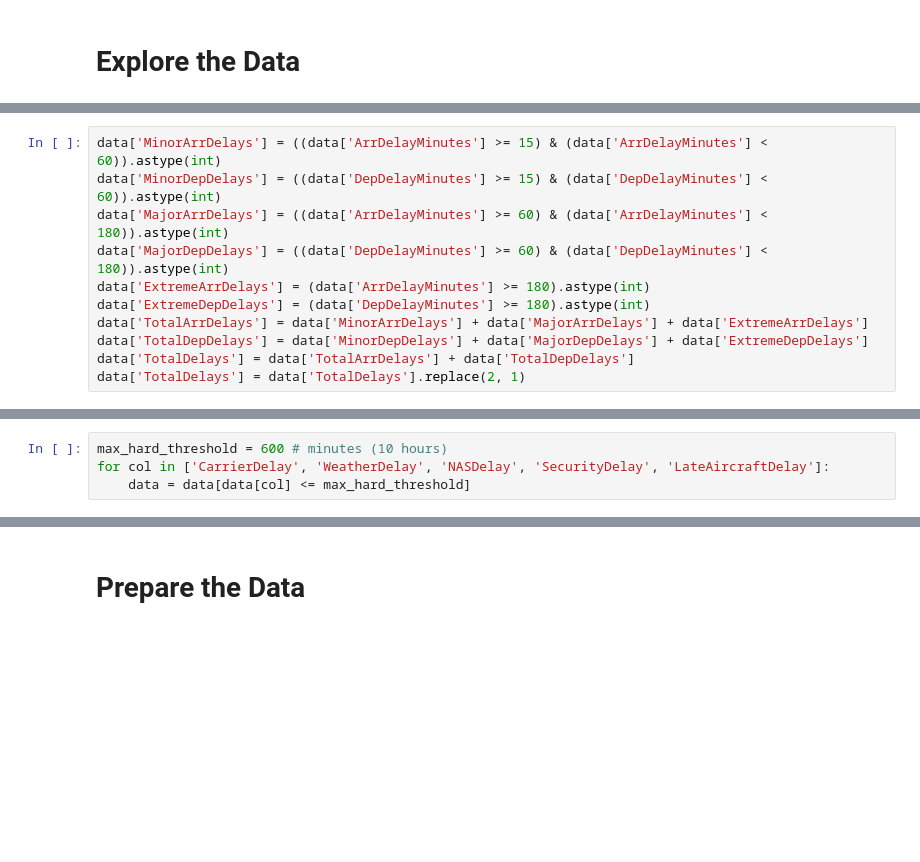
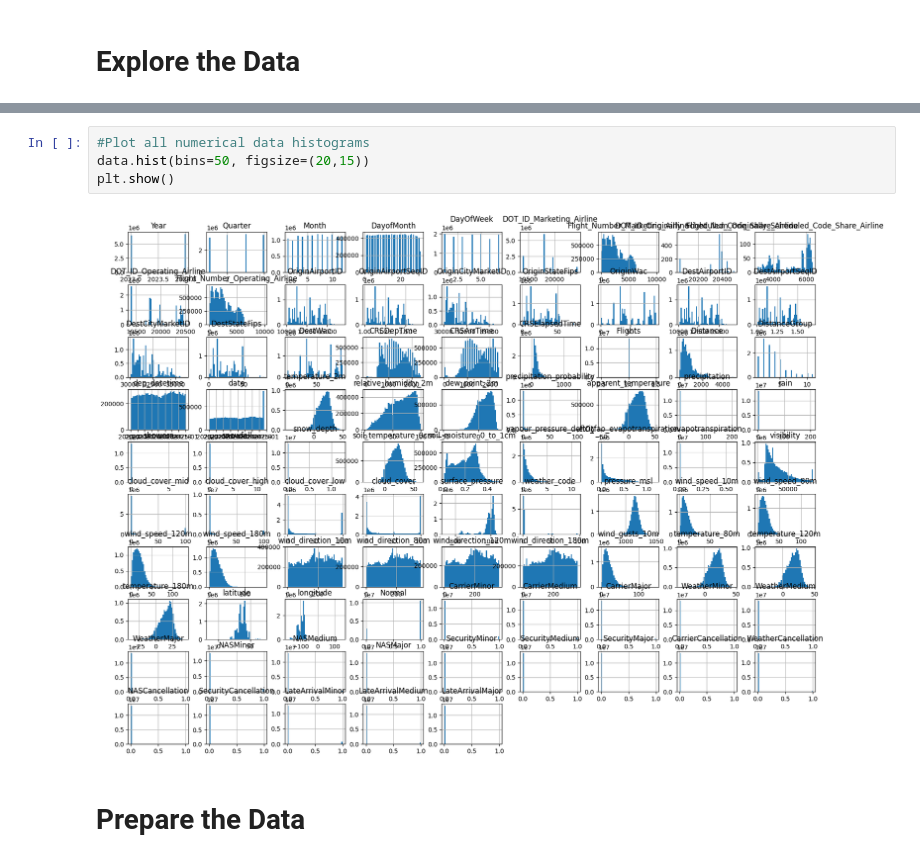
Before and after one commit to Dbad0210/NeuralProject1, a Jupyter notebook: Delayed.ipynb, the cells around one changed output, grey strips where cells are left out. Drawn from its saved outputs; the diff is of its cells as text; blank space fills up the shorter version.

```diff
--- a/Delayed.ipynb
+++ b/Delayed.ipynb
@@ -244,11 +307,0 @@ data = data.drop([
-# %%
-data['MinorArrDelays'] = ((data['ArrDelayMinutes'] >= 15) & (data['ArrDelayMinutes'] < 60)).astype(int)
-data['MinorDepDelays'] = ((data['DepDelayMinutes'] >= 15) & (data['DepDelayMinutes'] < 60)).astype(int)
-data['MajorArrDelays'] = ((data['ArrDelayMinutes'] >= 60) & (data['ArrDelayMinutes'] < 180)).astype(int)
-data['MajorDepDelays'] = ((data['DepDelayMinutes'] >= 60) & (data['DepDelayMinutes'] < 180)).astype(int)
-data['ExtremeArrDelays'] = (data['ArrDelayMinutes'] >= 180).astype(int)
-data['ExtremeDepDelays'] = (data['DepDelayMinutes'] >= 180).astype(int)
-data['TotalArrDelays'] = data['MinorArrDelays'] + data['MajorArrDelays'] + data['ExtremeArrDelays']
-data['TotalDepDelays'] = data['MinorDepDelays'] + data['MajorDepDelays'] + data['ExtremeDepDelays']
-data['TotalDelays'] = data['TotalArrDelays'] + data['TotalDepDelays']
-data['TotalDelays'] = data['TotalDelays'].replace(2, 1)
@@ -346,4 +307,0 @@ All log normal and all have some outliers that seem impossible. Carrier Delay wi
-# %%
-max_hard_threshold = 600 # minutes (10 hours)
-for col in ['CarrierDelay', 'WeatherDelay', 'NASDelay', 'SecurityDelay', 'LateAircraftDelay']:
-    data = data[data[col] <= max_hard_threshold]
@@ -548,3 +319,9 @@ plt.show()
+# %%
+#Plot all numerical data histograms
+data.hist(bins=50, figsize=(20,15))
+plt.show()
+# %% [output]
+[figure, added]
 # %% [markdown]
 # Prepare the Data
 # %%
```
Also changed, not shown: parts of 62 cells of this notebook, 1 other file.
